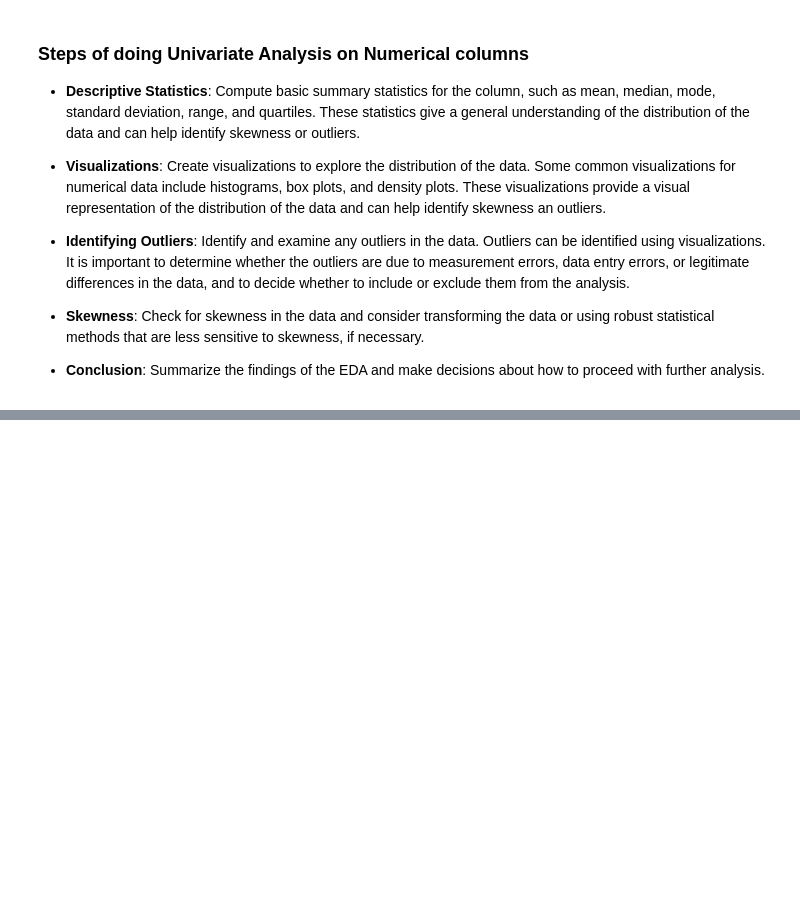
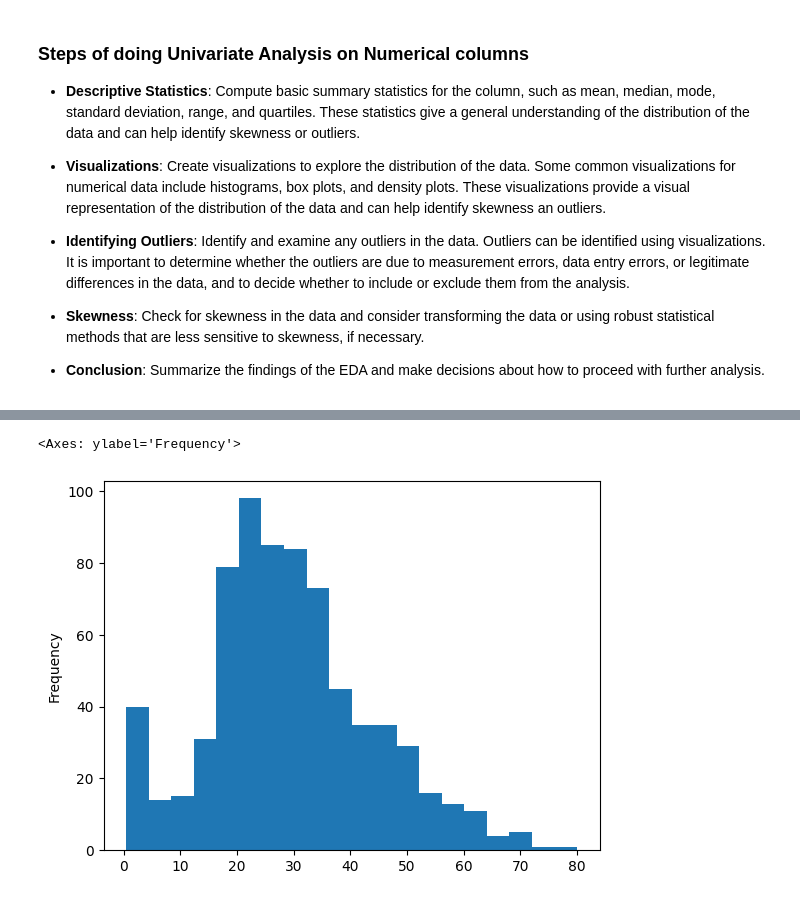
Before and after one commit to visheshbpatel/data-science, a Jupyter notebook: 07-data-analysis/29-exploratory-data-analysis/01-EDA.ipynb, the cells around one changed output, grey strips where cells are left out. Cells and saved outputs as stored; diff of their text form; code cells hidden in the pictures; blank space fills up the shorter version.

```diff
--- a/07-data-analysis/29-exploratory-data-analysis/01-EDA.ipynb
+++ b/07-data-analysis/29-exploratory-data-analysis/01-EDA.ipynb
@@ -69,0 +88,5 @@ The shape of the data distribution is important in identifying the presence of o
+# %%
+df['Age'].plot(kind='hist', bins=20)
+# %% [output]
+<Axes: ylabel='Frequency'>
+[figure, added]
```
Also changed, not shown: parts of 32 cells of this notebook.
